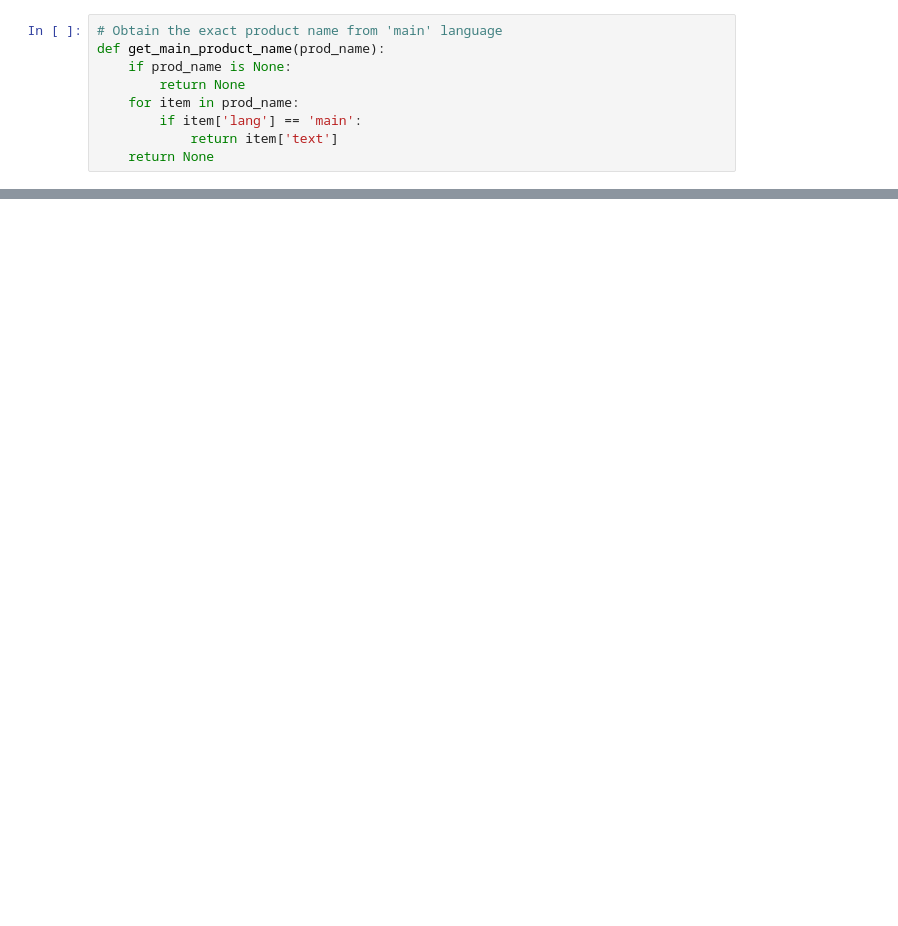
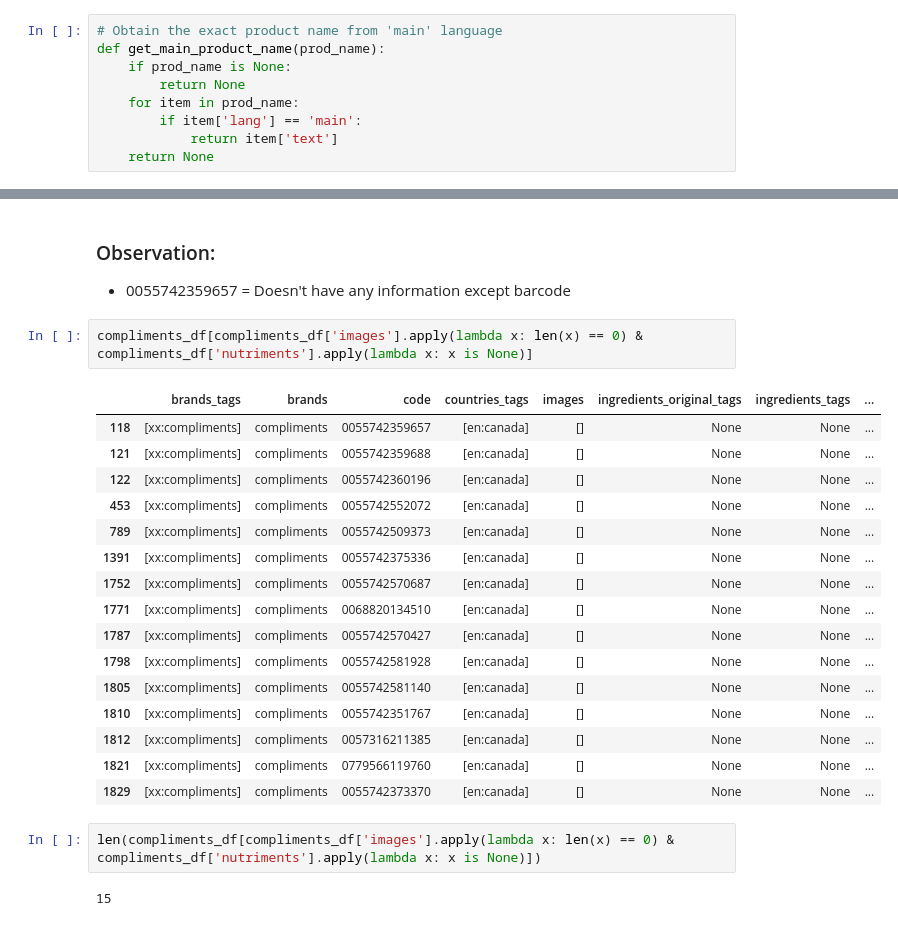
Before and after one commit to offCanada/off-canada-olap-prototype, a Jupyter notebook: pipeline/data_cleaning_compliments.ipynb, the cells around one changed output, grey strips where cells are left out. Cells and saved outputs as stored; diff of their text form; blank space fills up the shorter version.

```diff
--- a/pipeline/data_cleaning_compliments.ipynb
+++ b/pipeline/data_cleaning_compliments.ipynb
@@ -59,0 +421,26 @@ compliments_df['quantity'].unique()
+# %% [markdown]
+### Observation:
+- 0055742359657 = Doesn't have any information except barcode
+# %%
+compliments_df[compliments_df['images'].apply(lambda x: len(x) == 0) & compliments_df['nutriments'].apply(lambda x: x is None)]
+# %% [output]
+|  | brands_tags | brands | code | countries_tags | images | ingredients_original_tags | ingredients_tags | ... |
+| 118 | [xx:compliments] | compliments | 0055742359657 | [en:canada] | [] | None | None | ... |
+| 121 | [xx:compliments] | compliments | 0055742359688 | [en:canada] | [] | None | None | ... |
+| 122 | [xx:compliments] | compliments | 0055742360196 | [en:canada] | [] | None | None | ... |
+| 453 | [xx:compliments] | compliments | 0055742552072 | [en:canada] | [] | None | None | ... |
+| 789 | [xx:compliments] | compliments | 0055742509373 | [en:canada] | [] | None | None | ... |
+| 1391 | [xx:compliments] | compliments | 0055742375336 | [en:canada] | [] | None | None | ... |
+| 1752 | [xx:compliments] | compliments | 0055742570687 | [en:canada] | [] | None | None | ... |
+| 1771 | [xx:compliments] | compliments | 0068820134510 | [en:canada] | [] | None | None | ... |
+| 1787 | [xx:compliments] | compliments | 0055742570427 | [en:canada] | [] | None | None | ... |
+| 1798 | [xx:compliments] | compliments | 0055742581928 | [en:canada] | [] | None | None | ... |
+| 1805 | [xx:compliments] | compliments | 0055742581140 | [en:canada] | [] | None | None | ... |
+| 1810 | [xx:compliments] | compliments | 0055742351767 | [en:canada] | [] | None | None | ... |
+| 1812 | [xx:compliments] | compliments | 0057316211385 | [en:canada] | [] | None | None | ... |
+| 1821 | [xx:compliments] | compliments | 0779566119760 | [en:canada] | [] | None | None | ... |
+| 1829 | [xx:compliments] | compliments | 0055742373370 | [en:canada] | [] | None | None | ... |
+# %%
+len(compliments_df[compliments_df['images'].apply(lambda x: len(x) == 0) & compliments_df['nutriments'].apply(lambda x: x is None)])
+# %% [output]
+15
```
Also changed, not shown: parts of 50 cells of this notebook.
